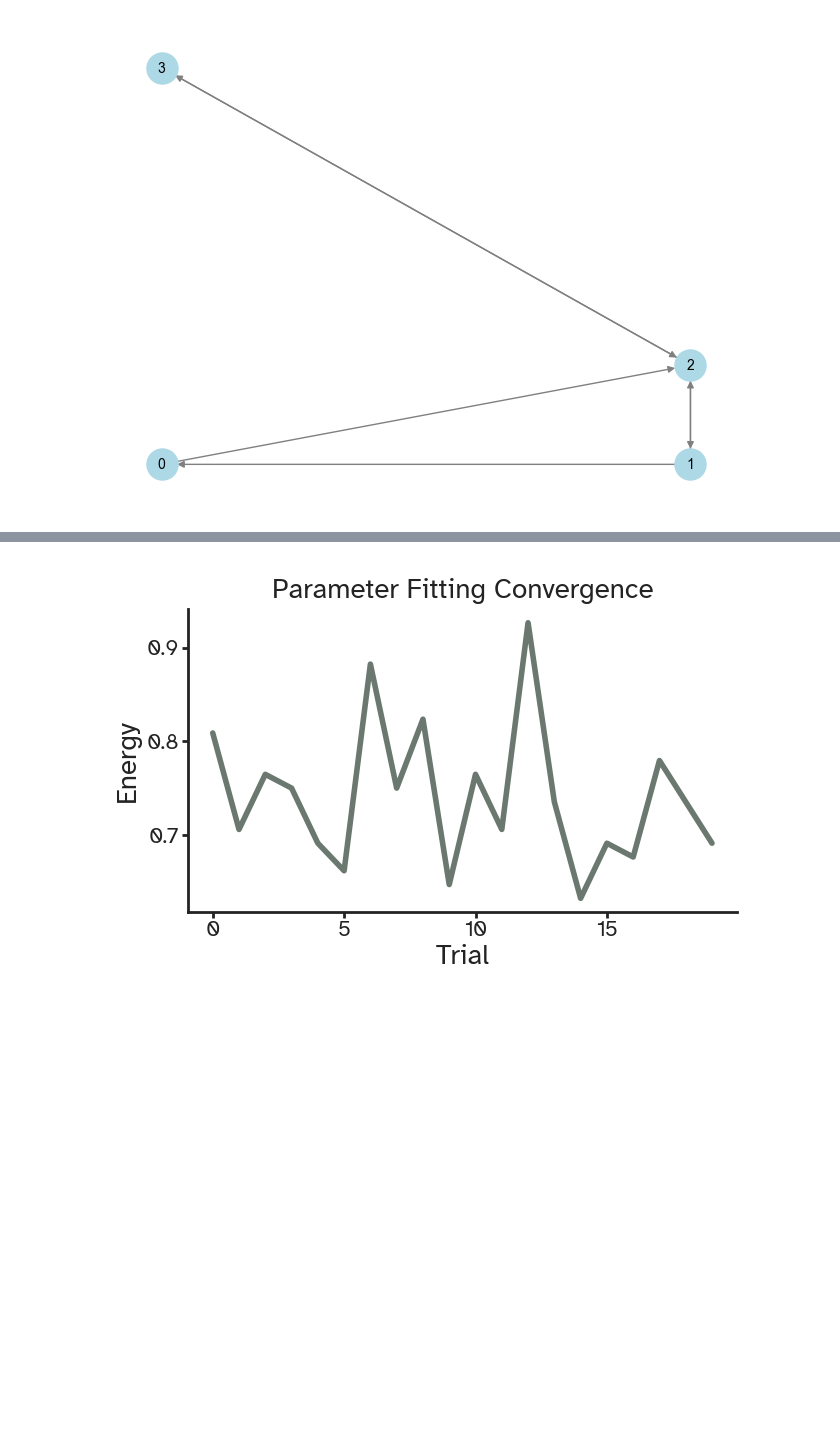
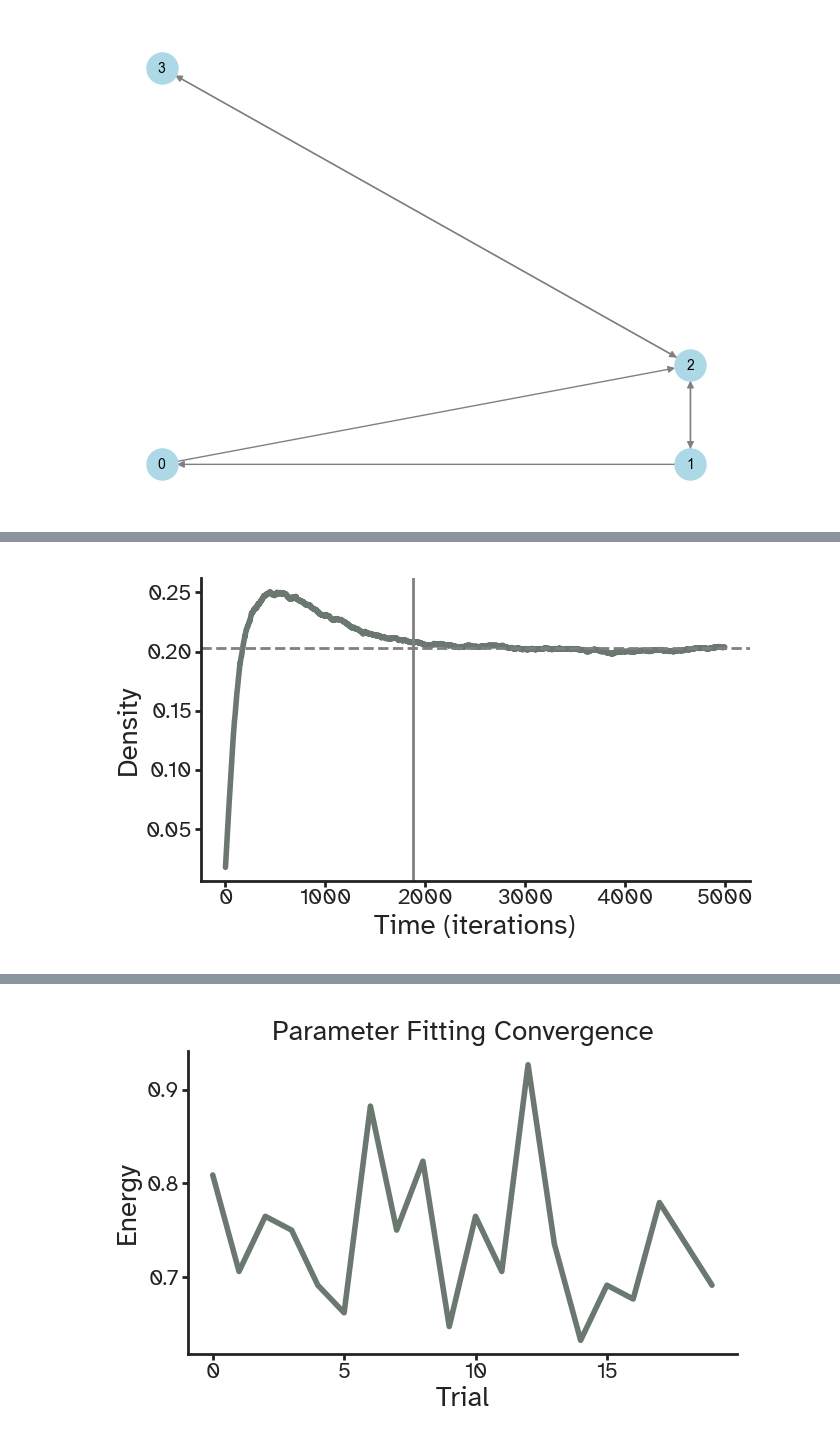
Before and after one commit to kuffmode/Optimal_networks, a Jupyter notebook: playground.ipynb, the cells around one changed output, grey strips where cells are left out. Drawn from its saved outputs; the diff is of its cells as text; code cells hidden in the pictures; blank space fills up the shorter version.

```diff
--- a/playground.ipynb
+++ b/playground.ipynb
@@ -161,0 +199,16 @@ sns.despine()
+# %%
+density = np.zeros(adjacency_history.shape[2])
+for t in tqdm(range(adjacency_history.shape[2]), desc="Evaluating network evolution"):
+    density[t] = nx.density(nx.from_numpy_array(adjacency_history[:,:,t]))
+
+plt.figure(figsize=viz.cm_to_inch(default_sizes['half_column']), dpi=200)
+plt.plot(density,lw=2)
+plt.xlabel("Time (iterations)")
+plt.ylabel("Density")
+empirical_density = nx.density(nx.from_numpy_array(connectivity))
+plt.axhline(empirical_density, color='gray', linestyle='--')
+plt.axvline(np.argmin(fit_vector), color='gray', linestyle='-')
+
+sns.despine()
+# %% [output]
+[figure, added]
```
Also changed, not shown: parts of 26 cells of this notebook, 2 other files.
